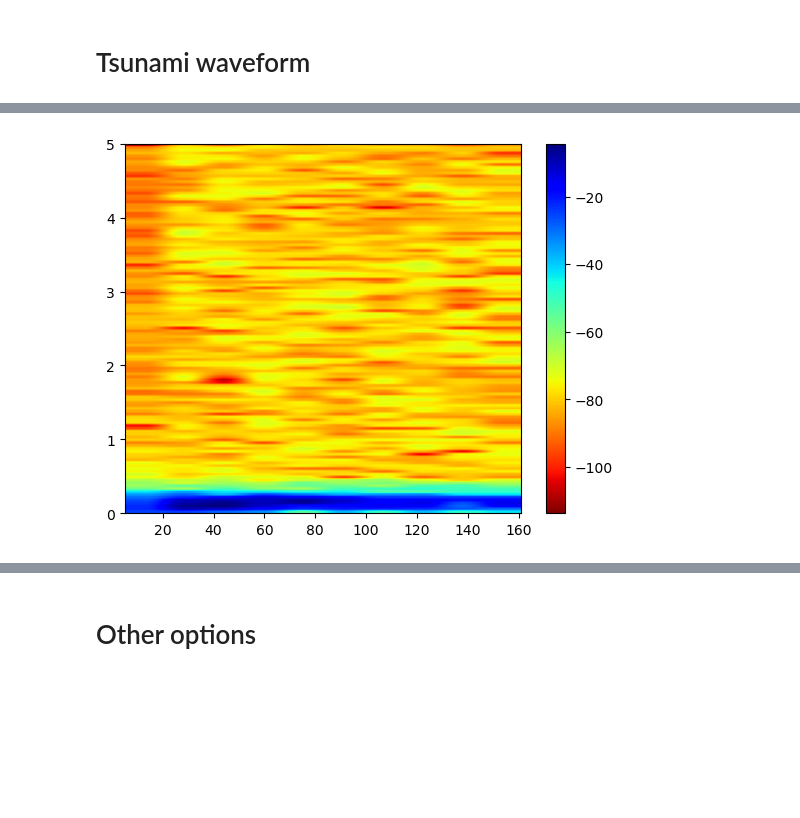
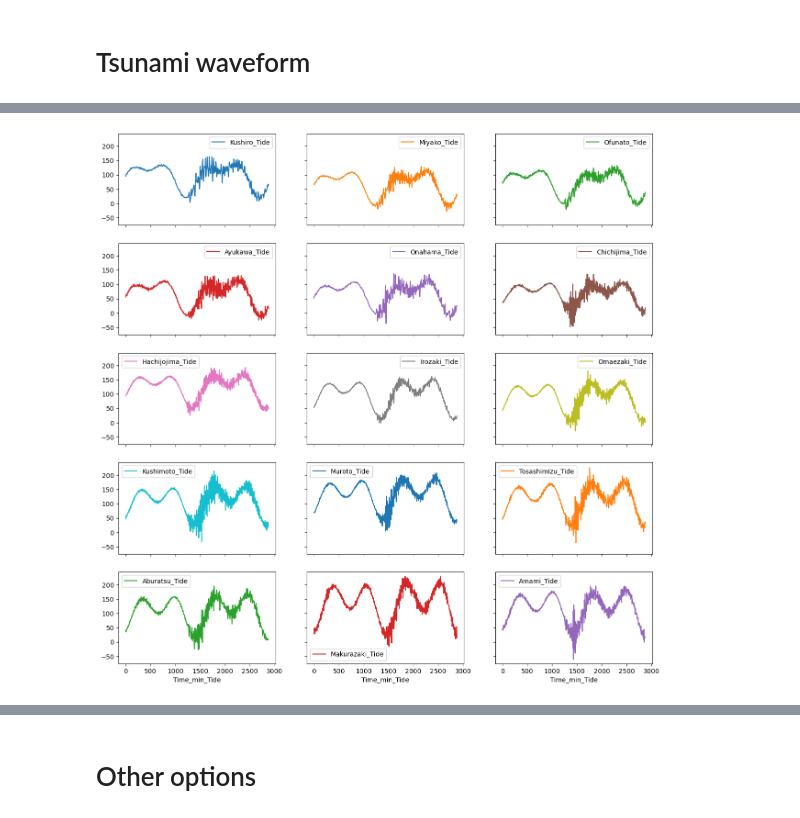
Before and after one commit to erick2307/tsunami_period_analysis, a Jupyter notebook: airpressure_wn.ipynb, the cells around one changed output, grey strips where cells are left out. Drawn from its saved outputs; the diff is of its cells as text; code cells hidden in the pictures; blank space fills up the shorter version.

Commit message:
update plots

```diff
--- a/airpressure_wn.ipynb
+++ b/airpressure_wn.ipynb
@@ -80,10 +77,7 @@ dft.p2.plot()
-# %%
-import matplotlib.pyplot as plt
-
-x = dft['p2'].to_numpy()
-dt = 0.1
-plt.specgram(x,NFFT=256,Fs=1/dt,noverlap=100,cmap='jet_r')
-plt.colorbar()
-plt.show()
-# %% [output]
-[figure, removed]
+# %%
+import matplotlib.style as mpls
+mpls.use('default')
+
+dft.plot(subplots=True,layout=(5,3),sharex=True,sharey=True,figsize=(15,15));
+# %% [output]
+[figure, added]
```
Also changed, not shown: parts of 13 cells of this notebook, 9 other files.
